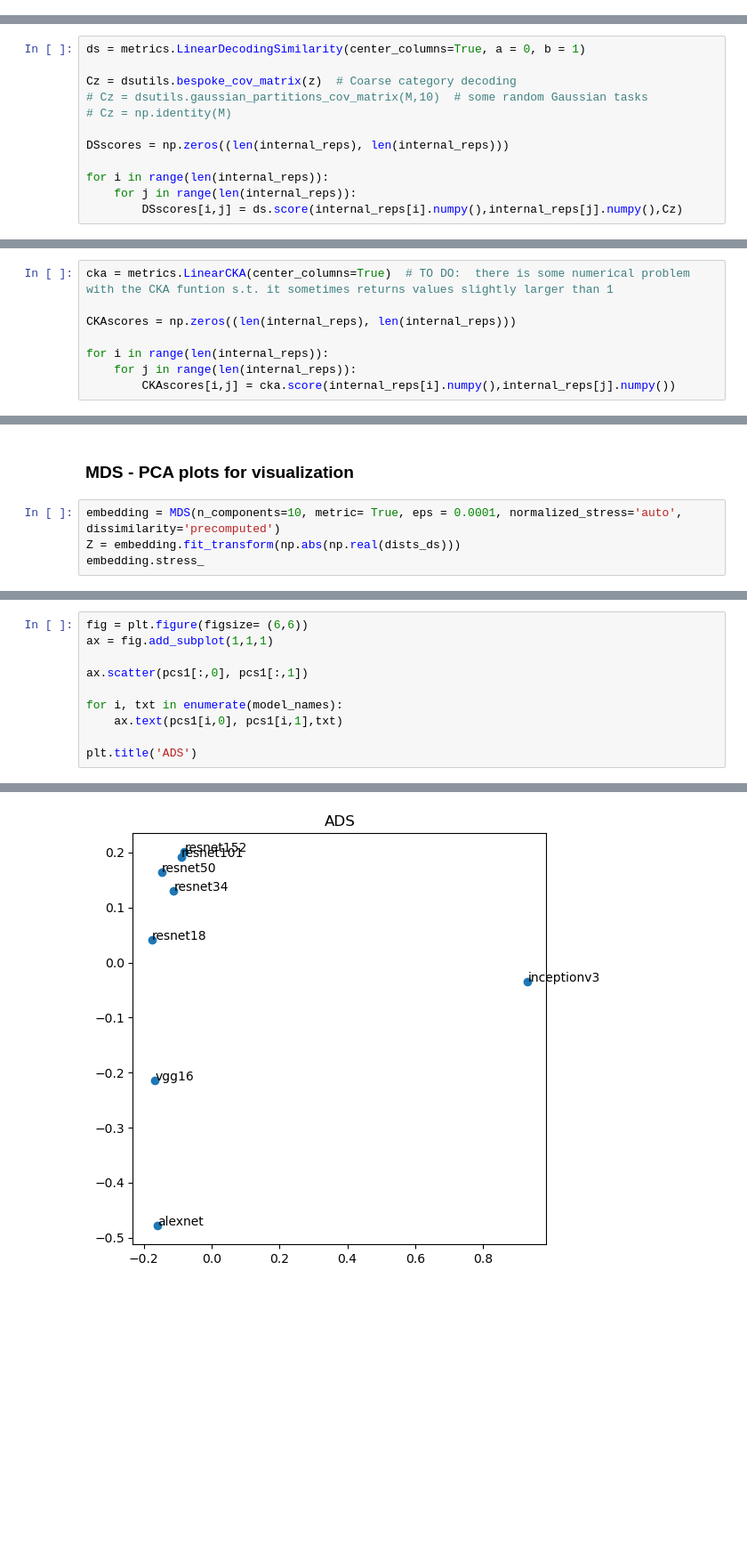
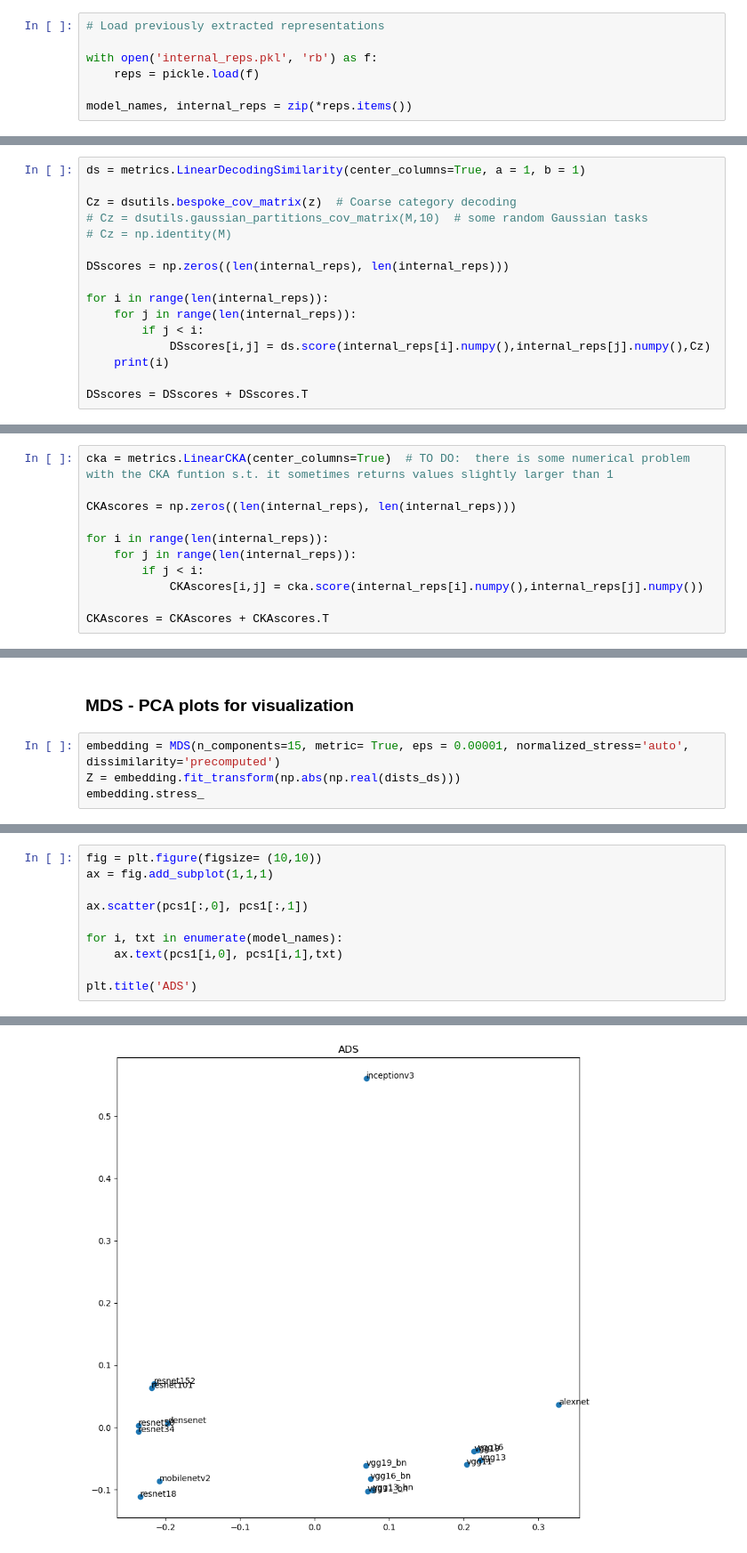
Before and after one commit to SarahHarvey/decoding-similarity, a Jupyter notebook: compare-many-networks-decoding-similarity.ipynb, the cells around one changed output, grey strips where cells are left out. Shown at 89% size. Cells and saved outputs as stored; diff of their text form; blank space fills up the shorter version.

Commit message:
added more models

```diff
--- a/compare-many-networks-decoding-similarity.ipynb
+++ b/compare-many-networks-decoding-similarity.ipynb
@@ -77,0 +103,7 @@ torch.Size([1000, 86528])
+# %%
+# Load previously extracted representations
+
+with open('internal_reps.pkl', 'rb') as f:
+    reps = pickle.load(f)
+
+model_names, internal_reps = zip(*reps.items())
@@ -109,7 +148,7 @@ for k in cats[:]:
     zarr = 2*zpd.to_numpy() - 1
     z.append(zarr.reshape(M,1))
 # %%
-ds = metrics.LinearDecodingSimilarity(center_columns=True, a = 0, b = 1)
+ds = metrics.LinearDecodingSimilarity(center_columns=True, a = 1, b = 1)
 
 Cz = dsutils.bespoke_cov_matrix(z)  # Coarse category decoding
 # Cz = dsutils.gaussian_partitions_cov_matrix(M,10)  # some random Gaussian tasks
@@ -119,4 +158,8 @@ DSscores = np.zeros((len(internal_reps), len(internal_reps)))
 
 for i in range(len(internal_reps)):
     for j in range(len(internal_reps)):
-        DSscores[i,j] = ds.score(internal_reps[i].numpy(),internal_reps[j].numpy(),Cz)
+        if j < i:
+            DSscores[i,j] = ds.score(internal_reps[i].numpy(),internal_reps[j].numpy(),Cz)
+    print(i)
+
+DSscores = DSscores + DSscores.T
@@ -142,7 +203,10 @@ CKAscores = np.zeros((len(internal_reps), len(internal_reps)))
 
 for i in range(len(internal_reps)):
     for j in range(len(internal_reps)):
-        CKAscores[i,j] = cka.score(internal_reps[i].numpy(),internal_reps[j].numpy())
+        if j < i:
+            CKAscores[i,j] = cka.score(internal_reps[i].numpy(),internal_reps[j].numpy())
+
+CKAscores = CKAscores + CKAscores.T
 # %%
 dists_cka = np.arccos(np.round(CKAscores,4))
 plt.imshow(dists_cka)
@@ -152,7 +216,7 @@ plt.imshow(dists_cka)
 # %% [markdown]
 ### MDS - PCA plots for visualization
 # %%
-embedding = MDS(n_components=10, metric= True, eps = 0.0001, normalized_stress='auto', dissimilarity='precomputed')
+embedding = MDS(n_components=15, metric= True, eps = 0.00001, normalized_stress='auto', dissimilarity='precomputed')
 Z = embedding.fit_transform(np.abs(np.real(dists_ds)))
 embedding.stress_
 # %% [output]
@@ -166,14 +230,14 @@ np.float64(0.7173592682730814)
 # %%
-fig = plt.figure(figsize= (6,6))
+fig = plt.figure(figsize= (10,10))
 ax = fig.add_subplot(1,1,1)
 
 ax.scatter(pcs1[:,0], pcs1[:,1])
 
 for i, txt in enumerate(model_names):
     ax.text(pcs1[i,0], pcs1[i,1],txt)
 
 plt.title('ADS')
 # %% [output]
 Text(0.5, 1.0, 'ADS')
-[figure, old version]
+[figure, new version]
 # %%
```
Also changed, not shown: parts of 14 cells of this notebook, 3 other files.
